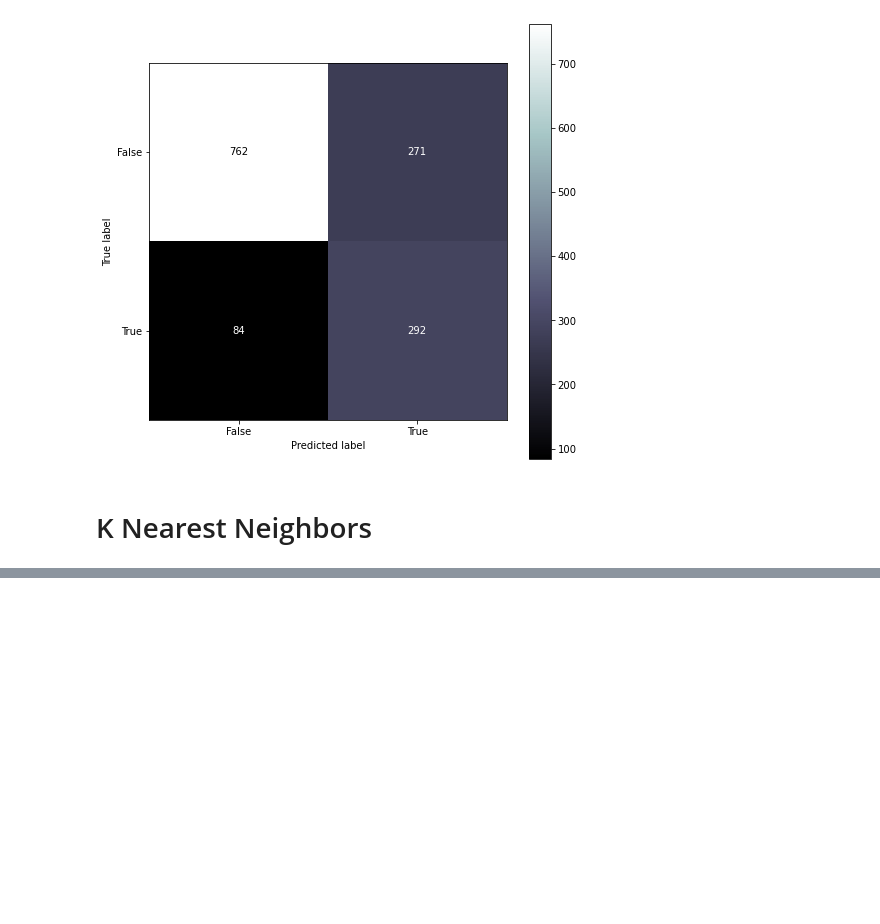
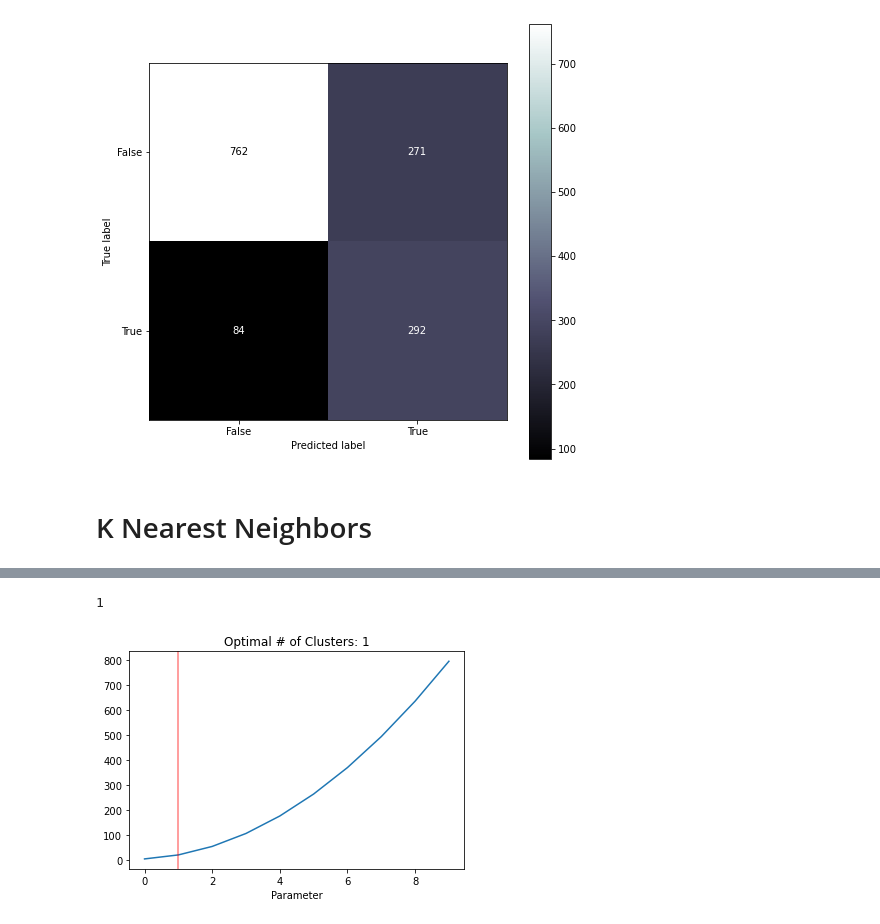
Before and after one commit to Jeff-ChenFan-Wang/TelecomChurnAnalysis, a Jupyter notebook: Model.ipynb, the cells around one changed output, grey strips where cells are left out. Saved outputs shown, nothing was run; the diff lists cells and outputs as text; code cells hidden in the pictures; blank space fills up the shorter version.

```diff
--- a/Model.ipynb
+++ b/Model.ipynb
@@ -150,0 +172,8 @@ pd.DataFrame(log_x_train[fold[0]].todense(),columns=log_pipe.get_feature_names_o
+# %%
+from graph_utils import graph_elbow
+
+
+graph_elbow(pd.Series([ 9*x*x+7*x+3 for x in range(0,10)]))
+# %% [output]
+1
+[figure, added]
```
Also changed, not shown: parts of 15 cells of this notebook.
